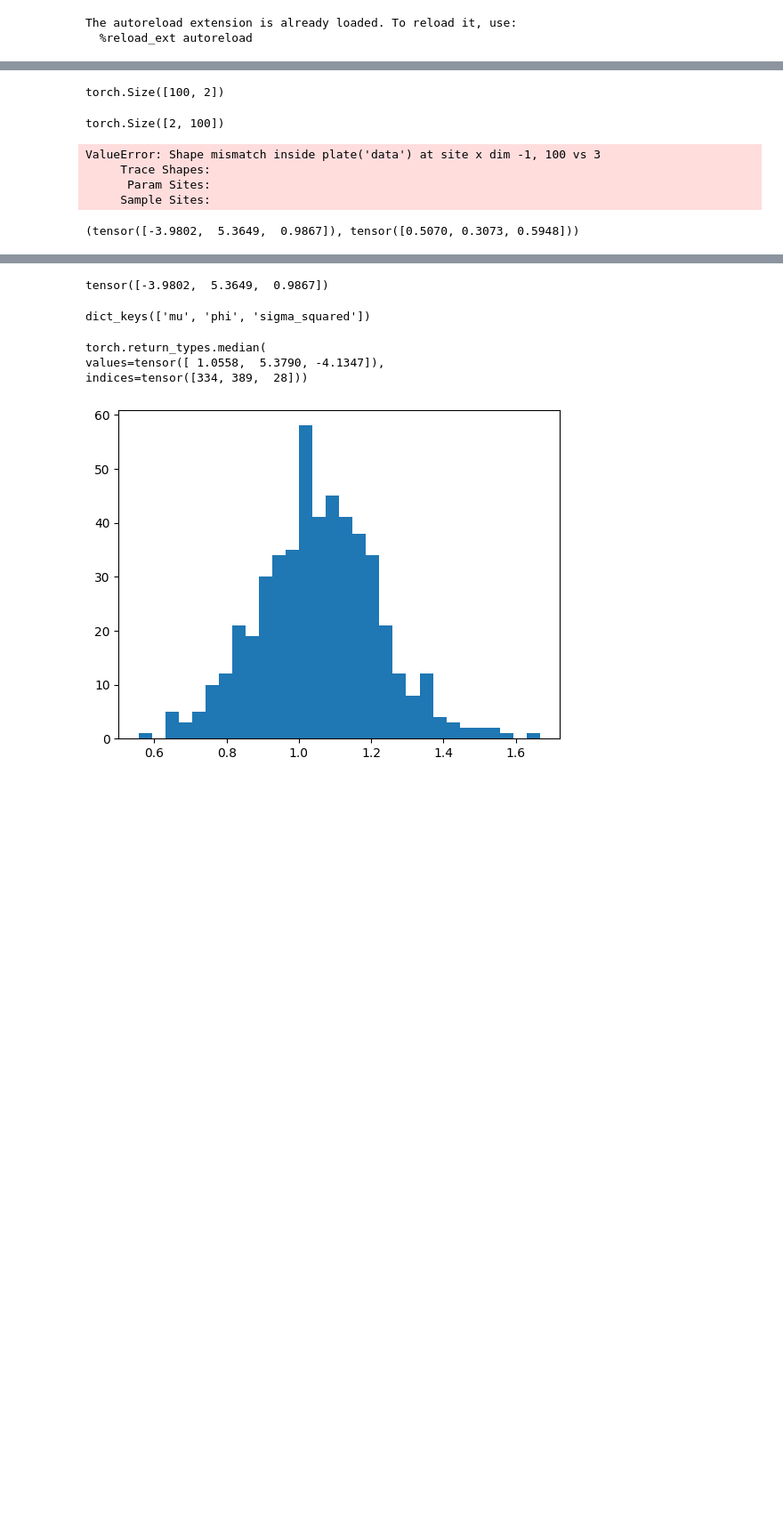
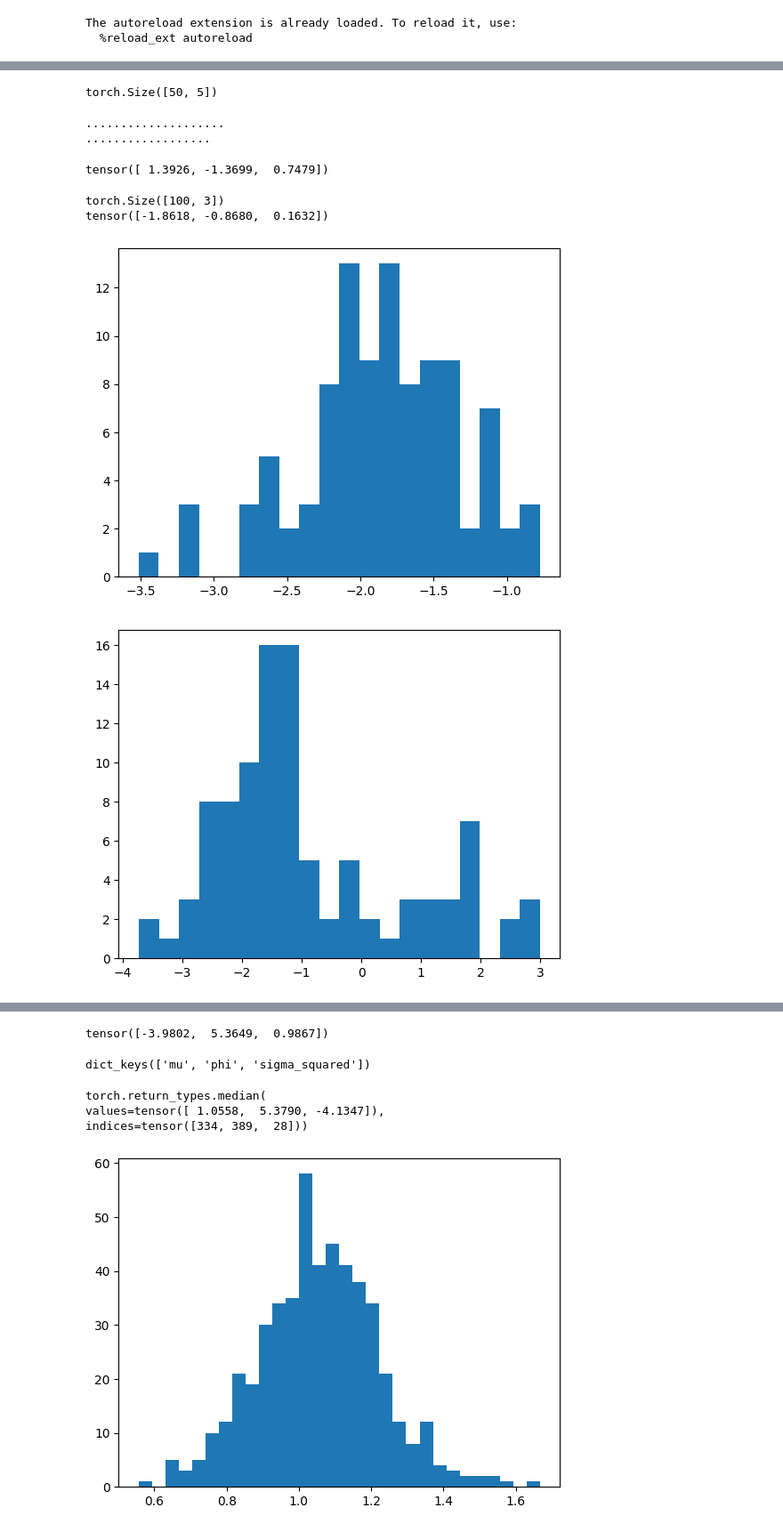
Before and after one commit to ArikReuter/ICL_for_Full_Bayesian_Inference, a Jupyter notebook: LatentFactorModels/GenerativeModels/Test_Pprogram.ipynb, the cells around one changed output, grey strips where cells are left out. Shown at 89% size. Cells and saved outputs as stored; diff of their text form; code cells hidden in the pictures; blank space fills up the shorter version.

```diff
--- a/LatentFactorModels/GenerativeModels/Test_Pprogram.ipynb
+++ b/LatentFactorModels/GenerativeModels/Test_Pprogram.ipynb
@@ -25,3 +15,7 @@ pprogram = make_gmm_program_diagonal(
+# %%
+pprogram = make_fa_program_normal_weight_prior(
+    n = 50
+    )
 # %%
 r = pprogram(
 )
@@ -41,32 +33,45 @@ plt.scatter(r["x"][:,0], r["x"][:,1], c = r["z"])
 # %%
 pprogram_return_only_x = return_only_x(pprogram)
 # %%
-models = make_default_list_comparison(pprogram= pprogram_return_only_x, n_samples= 50)
+models = make_default_list_comparison(pprogram= pprogram_return_only_x, n_samples= 100, discrete_z = False)
 
 model_list = {
         "hmc_sampler": models[0],
-        "vi_diag": models[1],
+        #"vi_diag": models[1],
         "vi_multivariate_normal": models[2],
-        "vi_laplace": models[3],
+        #"vi_laplace": models[3],
         "vi_autoIAF": models[4],
-        "vi_autostrucured": models[5],
+        #"vi_autostrucured": models[5],
 }
 # %%
 x.shape
 # %% [output]
-torch.Size([100, 2])
+torch.Size([50, 5])
 # %%
 samples_per_model = {}
 
 for name, model in model_list.items():
-    samples_per_model[name] = model.sample_posterior(x = x.T)
+    samples_per_model[name] = model.sample_posterior(x = x)
 # %% [output]
-torch.Size([2, 100])
+....................
+..................
-ValueError: Shape mismatch inside plate('data') at site x dim -1, 100 vs 3
-     Trace Shapes:
-      Param Sites:
-     Sample Sites:
-# %%
-r["mu"], r["sigma_squared"]
-# %% [output]
-(tensor([-3.9802,  5.3649,  0.9867]), tensor([0.5070, 0.3073, 0.5948]))
+# %%
+r["z"]
+# %% [output]
+tensor([ 1.3926, -1.3699,  0.7479])
+# %%
+c_model = "hmc_sampler"
+
+samples_z = samples_per_model[c_model]["z"].squeeze()
+
+print(samples_z.shape)
+print(samples_z.mean(axis = 0))
+
+for dim in range(samples_z.shape[1]):
+    plt.hist(samples_z[:, dim], bins = 20)
+    plt.show()
+# %% [output]
+torch.Size([100, 3])
+tensor([-1.8618, -0.8680,  0.1632])
+[figure, added]
+[figure, added]
```
Also changed, not shown: parts of 17 cells of this notebook, 9 other files.
